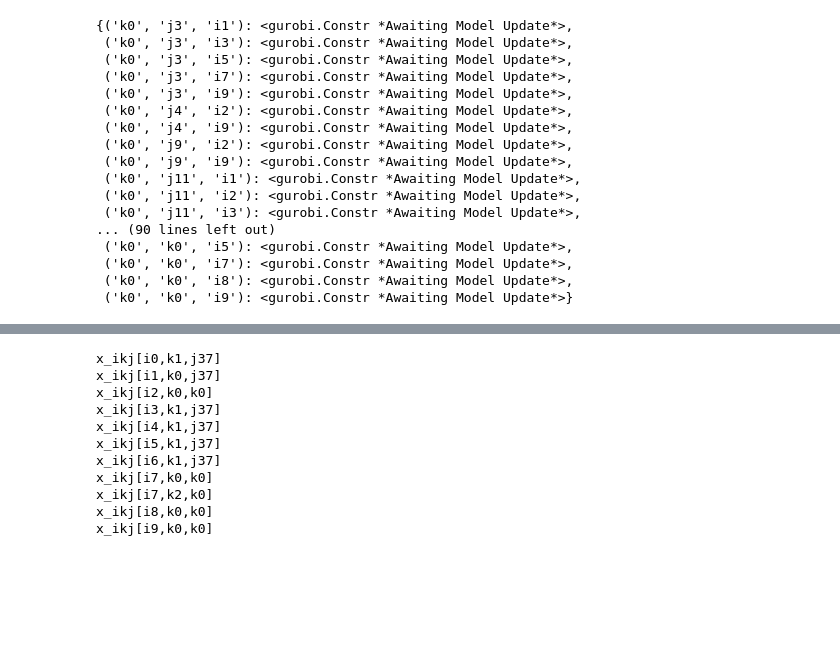
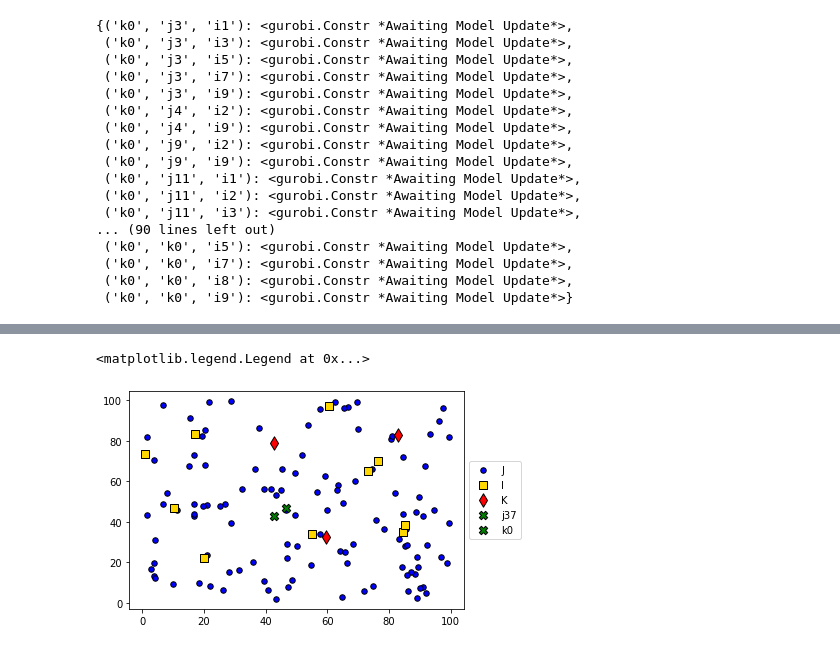
Before and after one commit to petrenaa/Master_Thesis_Drone_Specimen_Delivery, a Jupyter notebook: Specimen Delivery Project.ipynb, the cells around one changed output, grey strips where cells are left out. Saved outputs shown, nothing was run; the diff lists cells and outputs as text; code cells hidden in the pictures; blank space fills up the shorter version.

Commit message:
Adding lines to graph

```diff
--- a/Specimen Delivery Project.ipynb
+++ b/Specimen Delivery Project.ipynb
@@ -298,20 +288,25 @@ x_ikj[i8,k0,k0] 5
 x_ikj[i9,k0,k0] 11
 y_j[j37] 1
 y_j[k0] 1
-# %%
-for v in model1.getVars():
-    if v.xn > 0:
-        if v.varName.startswith('x_ikj'):
-            print(v.varName)
-# %% [output]
-x_ikj[i0,k1,j37]
-x_ikj[i1,k0,j37]
-x_ikj[i2,k0,k0]
-x_ikj[i3,k1,j37]
-x_ikj[i4,k1,j37]
-x_ikj[i5,k1,j37]
-x_ikj[i6,k1,j37]
-x_ikj[i7,k0,k0]
-x_ikj[i7,k2,k0]
-x_ikj[i8,k0,k0]
-x_ikj[i9,k0,k0]
+# %%
+plt.scatter(J['Latitude'], J['Longtitude'], color = 'blue', edgecolors = 'black',
+            marker = 'o', s = 30, label = 'J')
+plt.scatter(I['Latitude'], I['Longtitude'], color = 'gold', edgecolors = 'black',
+            marker = 's', s = 50, label = 'I')
+plt.scatter(K['Latitude'], K['Longtitude'], color = 'red', edgecolors = 'black',
+            marker = 'd', s = 90, label = 'K')
+
+
+for v in model1.getVars():
+    if v.xn > 0:
+        if v.varName.startswith('y_j'):
+            index = v.varName[4:-1]
+            plt.scatter(J.loc[index, 'Latitude'], J.loc[index, 'Latitude'], color = 'green',
+                        edgecolors = 'black', s = 70, marker = 'X', label = index)
+
+
+
+plt.legend(loc='center left', bbox_to_anchor=(1, 0.5))
+# %% [output]
+<matplotlib.legend.Legend at 0x...>
+[figure, added]
```
Also changed, not shown: parts of 6 cells of this notebook.
